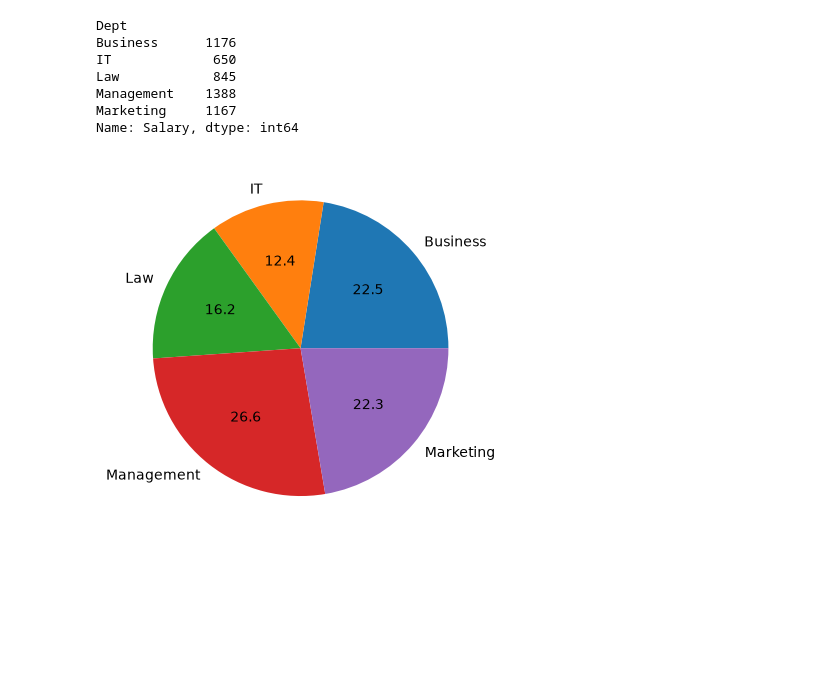
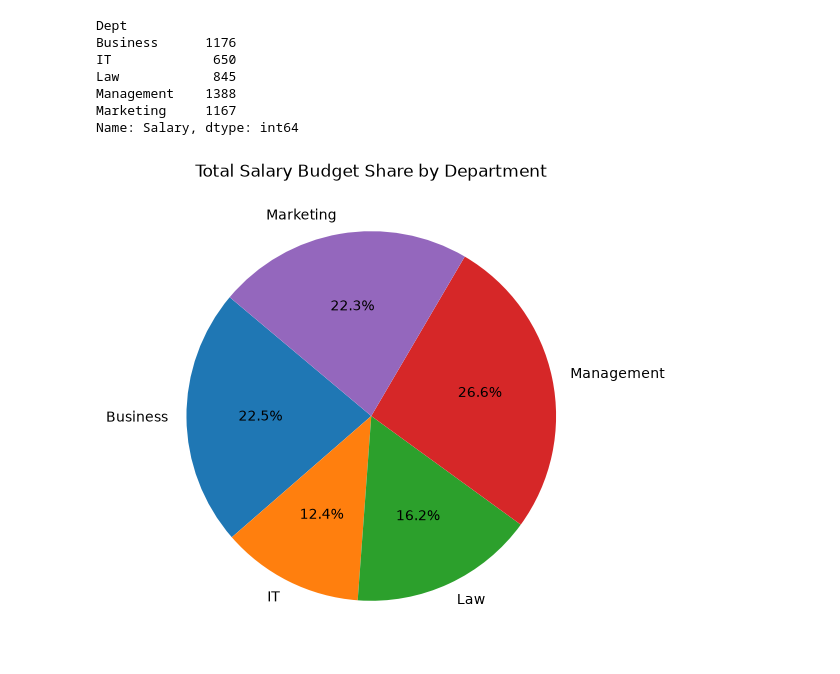
Before and after one commit to bonssss/data-analytics-journey, a Jupyter notebook: python_for_analyst/matplotlib.ipynb, the cells around one changed output. Cells and saved outputs as stored; diff of their text form; code cells hidden in the pictures; blank space fills up the shorter version.

```diff
--- a/python_for_analyst/matplotlib.ipynb
+++ b/python_for_analyst/matplotlib.ipynb
@@ -96,5 +88,9 @@ df
 ### Cleaning & Dropping Outliers
 Removing the outlier record to restore clean distribution for subsequent analyses.
 # %%
-df.drop(index=9,inplace=True)
+# Clean salary distribution baseline
+plt.boxplot(df['Salary'])
+plt.title("Clean Salary Distribution")
+plt.ylabel("Salary ($)")
+plt.show()
 # %% [output]
@@ -263,8 +274,15 @@ Management    1388
 Marketing     1167
 Name: Salary, dtype: int64
 # %%
-# piechart
-plt.pie(salary_by_dept,labels=salary_by_dept.index,autopct="%1.1f")
+# Pie chart with formatted percentage labels
+plt.figure(figsize=(6, 6))
+plt.pie(
+    salary_by_dept,
+    labels=salary_by_dept.index,
+    autopct="%1.1f%%",
+    startangle=140
+)
+plt.title("Total Salary Budget Share by Department")
 plt.show()
 # %% [output]
-[figure, old version]
+[figure, new version]
```
Also changed, not shown: parts of 11 cells of this notebook, 2 other files.
